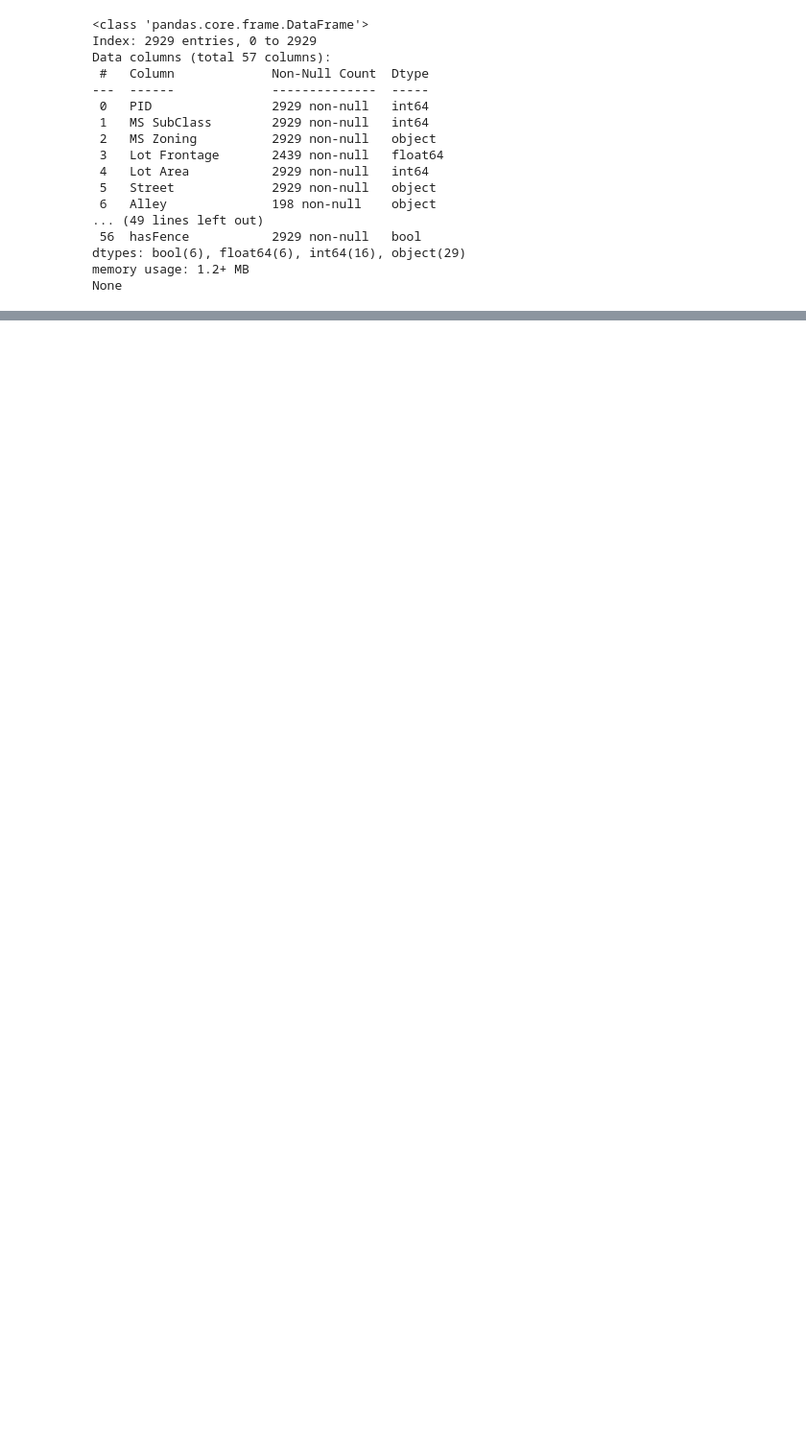
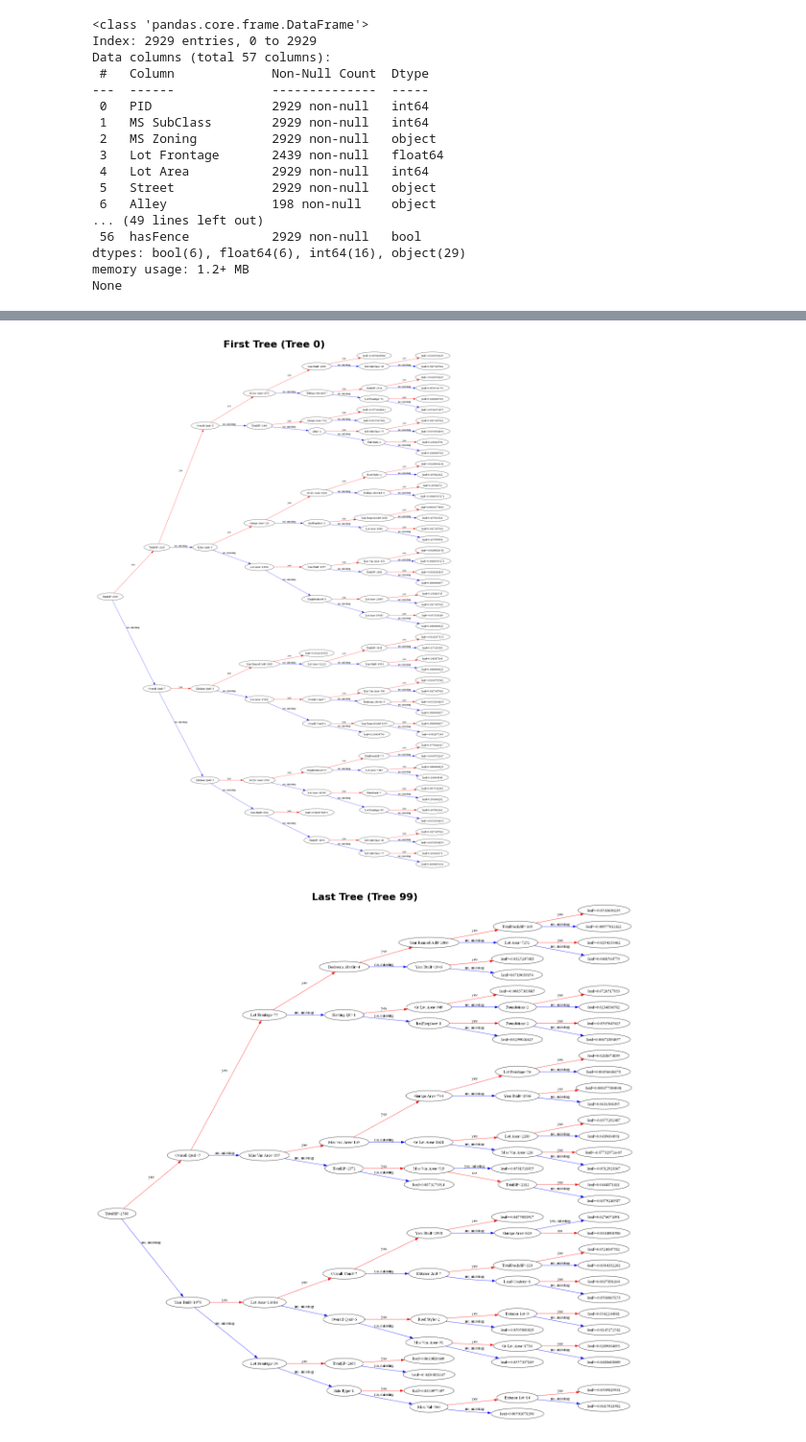
Before and after one commit to VoinaRares/ML-Lab1, a Jupyter notebook: Lab 2/lab2.ipynb, the cells around one changed output, grey strips where cells are left out. Shown at 96% size. Drawn from its saved outputs; the diff is of its cells as text; code cells hidden in the pictures; blank space fills up the shorter version.

Commit message:
trained model with different split percentages, implemented xgboost as a multiclass-classifier, compared stratification on and off, created the confustion matrix and presented the metrics

```diff
--- a/Lab 2/lab2.ipynb
+++ b/Lab 2/lab2.ipynb
@@ -51,0 +88,21 @@ None
+# %%
+X = new_df.drop(columns=['SalePrice', 'PriceCategory', 'PID'])
+y = new_df['PriceCategory']
+
+label_encoders = {}
+categorical_cols = X.select_dtypes(include=['object']).columns
+
+for col in categorical_cols:
+    le = LabelEncoder()
+    X[col] = le.fit_transform(X[col].astype(str))
+    label_encoders[col] = le
+
+bool_cols = X.select_dtypes(include=['bool']).columns
+X[bool_cols] = X[bool_cols].astype(int)
+
+y_encoder = LabelEncoder()
+y_encoded = y_encoder.fit_transform(y)
+
+print(f"Number of features: {X.shape[1]}")
+print(f"Number of classes: {len(np.unique(y_encoded))}")
+print(f"Class labels: {y_encoder.classes_}")
@@ -51,0 +238,20 @@ None
+# %%
+booster = xgb_model_20_strat.get_booster()
+
+fig, ax = plt.subplots(figsize=(20, 12))
+xgb.plot_tree(booster, tree_idx=0, ax=ax, rankdir='LR')
+plt.title('First Tree (Tree 0)', fontsize=16, fontweight='bold')
+plt.tight_layout()
+plt.savefig('first_tree.png', dpi=300, bbox_inches='tight', pad_inches=0.1)
+plt.show()
+
+num_trees = xgb_model_20_strat.get_booster().num_boosted_rounds()
+fig, ax = plt.subplots(figsize=(20, 12))
+xgb.plot_tree(booster, tree_idx=num_trees-1, ax=ax, rankdir='LR')
+plt.title(f'Last Tree (Tree {num_trees-1})', fontsize=16, fontweight='bold')
+plt.tight_layout()
+plt.savefig('last_tree.png', dpi=300, bbox_inches='tight', pad_inches=0.1)
+plt.show()
+# %% [output]
+[figure, added]
+[figure, added]
```
Also changed, not shown: parts of 10 cells of this notebook, 1 other file.
